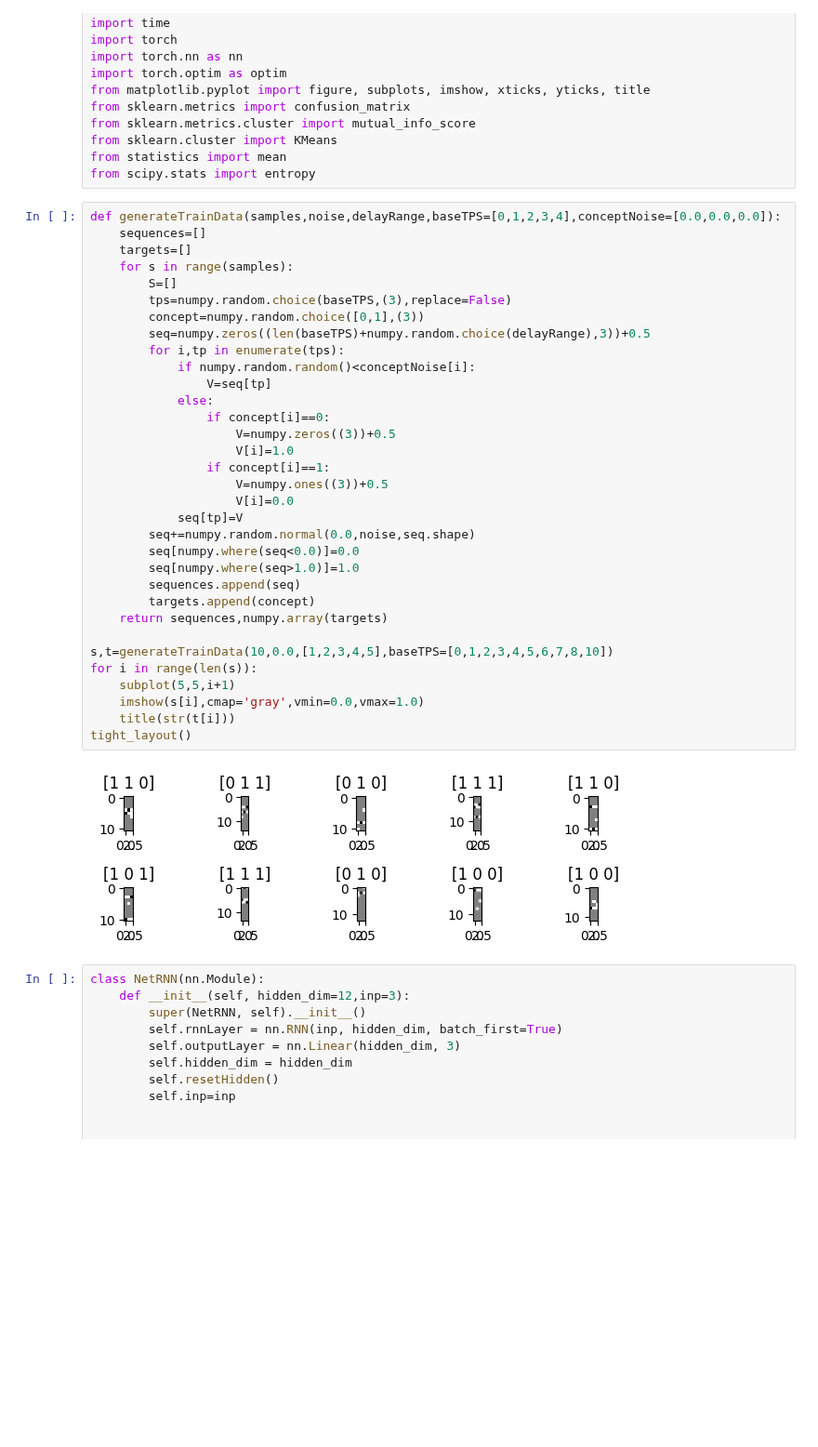
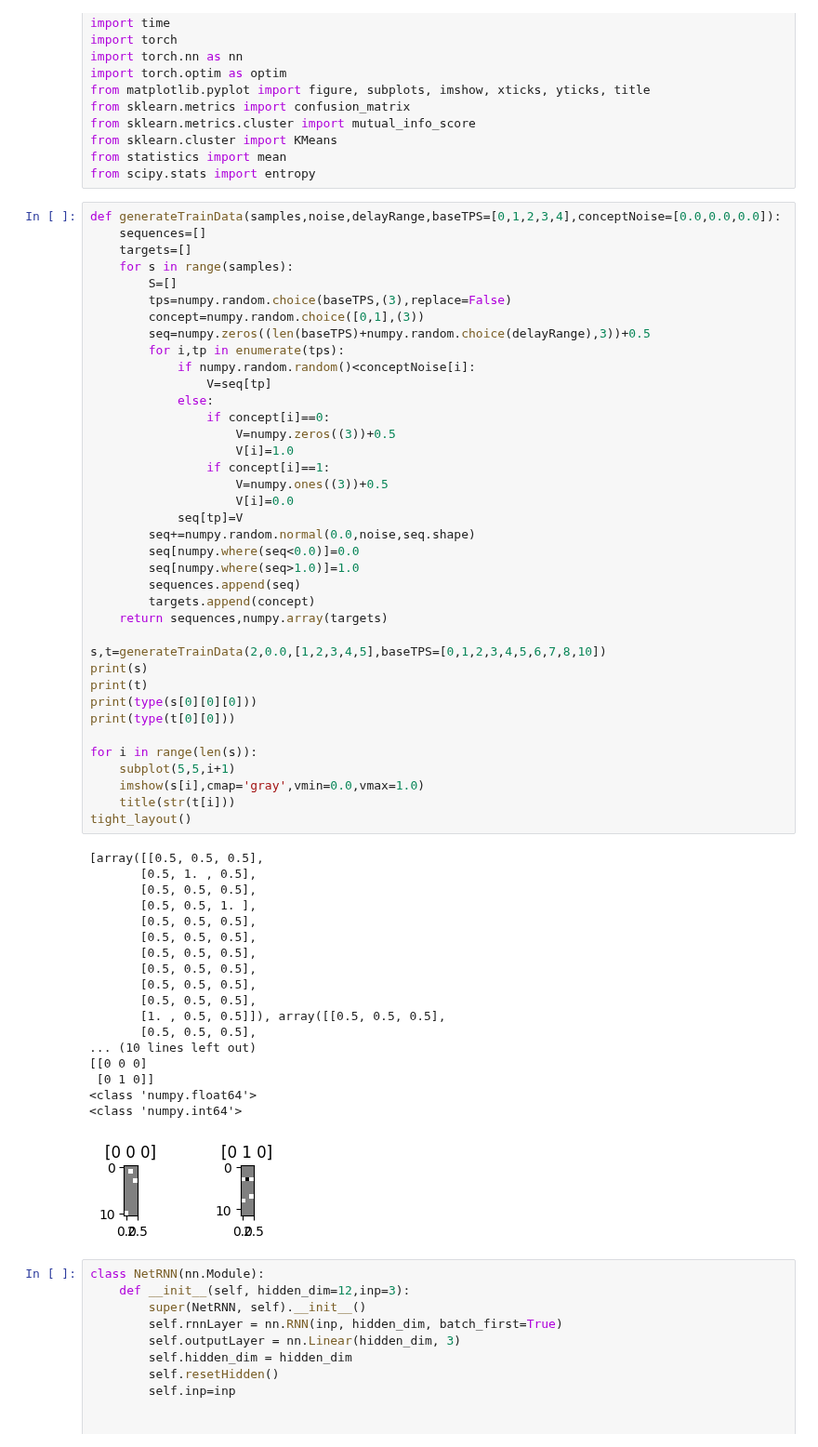
Before and after one commit to Ahmadar91/Master-sThesis, a Jupyter notebook: tempArbitrary.ipynb, the cells around one changed output. Shown at 93% size. Saved outputs shown, nothing was run; the diff lists cells and outputs as text; blank space fills up the shorter version.

```diff
--- a/tempArbitrary.ipynb
+++ b/tempArbitrary.ipynb
@@ -27,35 +25,57 @@ def generateTrainData(samples,noise,delayRange,baseTPS=[0,1,2,3,4],conceptNoise=
     targets=[]
     for s in range(samples):
         S=[]
         tps=numpy.random.choice(baseTPS,(3),replace=False)
         concept=numpy.random.choice([0,1],(3))
         seq=numpy.zeros((len(baseTPS)+numpy.random.choice(delayRange),3))+0.5
         for i,tp in enumerate(tps):
             if numpy.random.random()<conceptNoise[i]:
                 V=seq[tp]
             else:
                 if concept[i]==0:
                     V=numpy.zeros((3))+0.5
                     V[i]=1.0
                 if concept[i]==1:
                     V=numpy.ones((3))+0.5
                     V[i]=0.0
             seq[tp]=V
         seq+=numpy.random.normal(0.0,noise,seq.shape)
         seq[numpy.where(seq<0.0)]=0.0
         seq[numpy.where(seq>1.0)]=1.0
         sequences.append(seq)
         targets.append(concept)
     return sequences,numpy.array(targets)
 
-s,t=generateTrainData(10,0.0,[1,2,3,4,5],baseTPS=[0,1,2,3,4,5,6,7,8,10])
+s,t=generateTrainData(2,0.0,[1,2,3,4,5],baseTPS=[0,1,2,3,4,5,6,7,8,10])
+print(s)
+print(t)
+print(type(s[0][0][0]))
+print(type(t[0][0]))
+
 for i in range(len(s)):
     subplot(5,5,i+1)
     imshow(s[i],cmap='gray',vmin=0.0,vmax=1.0)
     title(str(t[i]))
 tight_layout()
 # %% [output]
+[array([[0.5, 0.5, 0.5],
+       [0.5, 1. , 0.5],
+       [0.5, 0.5, 0.5],
+       [0.5, 0.5, 1. ],
+       [0.5, 0.5, 0.5],
+       [0.5, 0.5, 0.5],
+       [0.5, 0.5, 0.5],
+       [0.5, 0.5, 0.5],
+       [0.5, 0.5, 0.5],
+       [0.5, 0.5, 0.5],
+       [1. , 0.5, 0.5]]), array([[0.5, 0.5, 0.5],
+       [0.5, 0.5, 0.5],
+... (10 lines left out)
+[[0 0 0]
+ [0 1 0]]
+<class 'numpy.float64'>
+<class 'numpy.int64'>
-[figure, old version]
+[figure, new version]
 # %%
 class NetRNN(nn.Module):
     def __init__(self, hidden_dim=12,inp=3):
```
Also changed, not shown: parts of 3 cells of this notebook, 1 other file.
